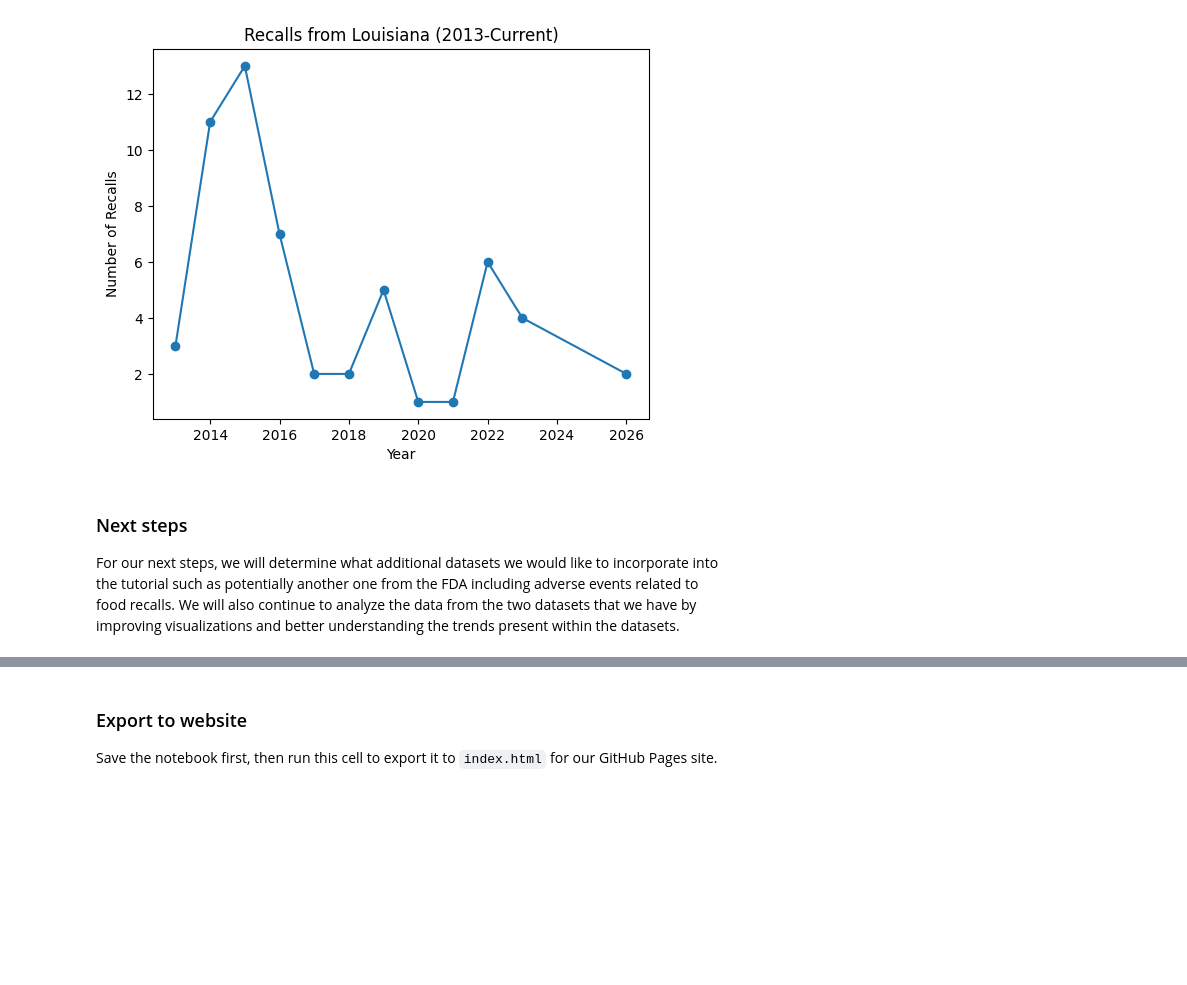
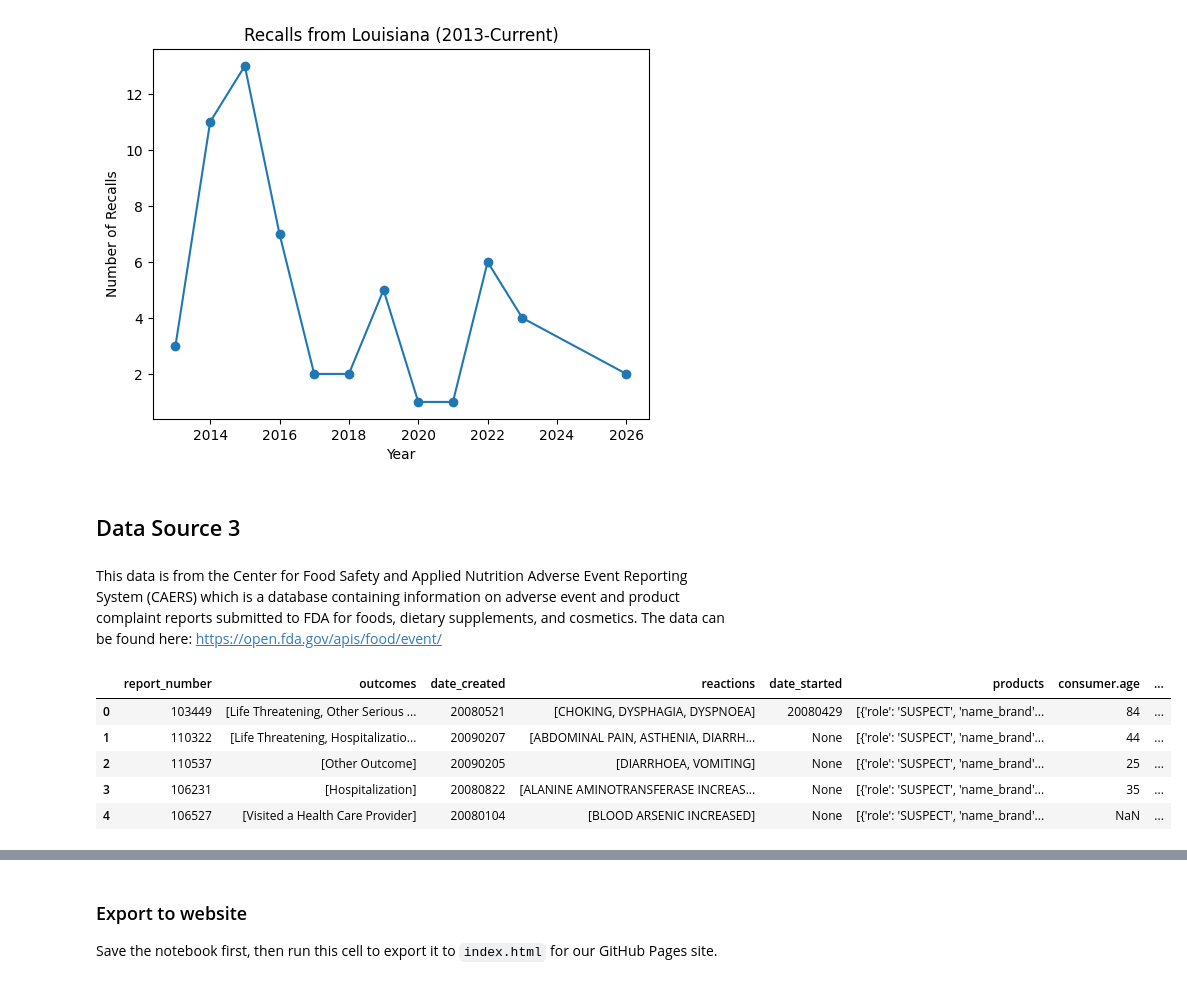
Before and after one commit to elistolte/elistolte.github.io, a Jupyter notebook: notebook.ipynb, the cells around one changed output, grey strips where cells are left out. Saved outputs shown, nothing was run; the diff lists cells and outputs as text; code cells hidden in the pictures; blank space fills up the shorter version.

Commit message:
ETL, third dataset, and possible two questions added

```diff
--- a/notebook.ipynb
+++ b/notebook.ipynb
@@ -33,6 +39,12 @@ with zipfile.ZipFile("food_recall.zip", "r") as z:
     with z.open("food-enforcement-0001-of-0001.json") as f:
         fda_data = json.load(f)
 fda_hist = pd.json_normalize(fda_data["results"])
+
+# Getting third dataset from github.
+with zipfile.ZipFile("food events.zip") as z:
+    with z.open("food-event-0001-of-0001.json") as f:
+        event_data = json.load(f)
+events_raw = pd.json_normalize(event_data["results"])
 # %% [output]
 /content
 fatal: destination path 'elistolte.github.io' already exists and is not an empty directory.
@@ -331,7 +364,16 @@ plt.title("Recalls from Louisiana (2013-Current)")
 plt.show()
 # %% [output]
 [figure]
-# %% [markdown]
-### Next steps
-
-For our next steps, we will determine what additional datasets we would like to incorporate into the tutorial such as potentially another one from the FDA including adverse events related to food recalls. We will also continue to analyze the data from the two datasets that we have by improving visualizations and better understanding the trends present within the datasets.
+# %% [markdown]
+## Data Source 3
+# %% [markdown]
+This data is from the Center for Food Safety and Applied Nutrition Adverse Event Reporting System (CAERS) which is a database containing information on adverse event and product complaint reports submitted to FDA for foods, dietary supplements, and cosmetics. The data can be found here: https://open.fda.gov/apis/food/event/
+# %%
+events_raw.head()
+# %% [output]
+|  | report_number | outcomes | date_created | reactions | date_started | products | consumer.age | ... |
+| 0 | 103449 | [Life Threatening, Other Serious ... | 20080521 | [CHOKING, DYSPHAGIA, DYSPNOEA] | 20080429 | [{'role': 'SUSPECT', 'name_brand'... | 84 | ... |
+| 1 | 110322 | [Life Threatening, Hospitalizatio... | 20090207 | [ABDOMINAL PAIN, ASTHENIA, DIARRH... | None | [{'role': 'SUSPECT', 'name_brand'... | 44 | ... |
+| 2 | 110537 | [Other Outcome] | 20090205 | [DIARRHOEA, VOMITING] | None | [{'role': 'SUSPECT', 'name_brand'... | 25 | ... |
+| 3 | 106231 | [Hospitalization] | 20080822 | [ALANINE AMINOTRANSFERASE INCREAS... | None | [{'role': 'SUSPECT', 'name_brand'... | 35 | ... |
+| 4 | 106527 | [Visited a Health Care Provider] | 20080104 | [BLOOD ARSENIC INCREASED] | None | [{'role': 'SUSPECT', 'name_brand'... | NaN | ... |
```
Also changed, not shown: parts of 20 cells of this notebook.
